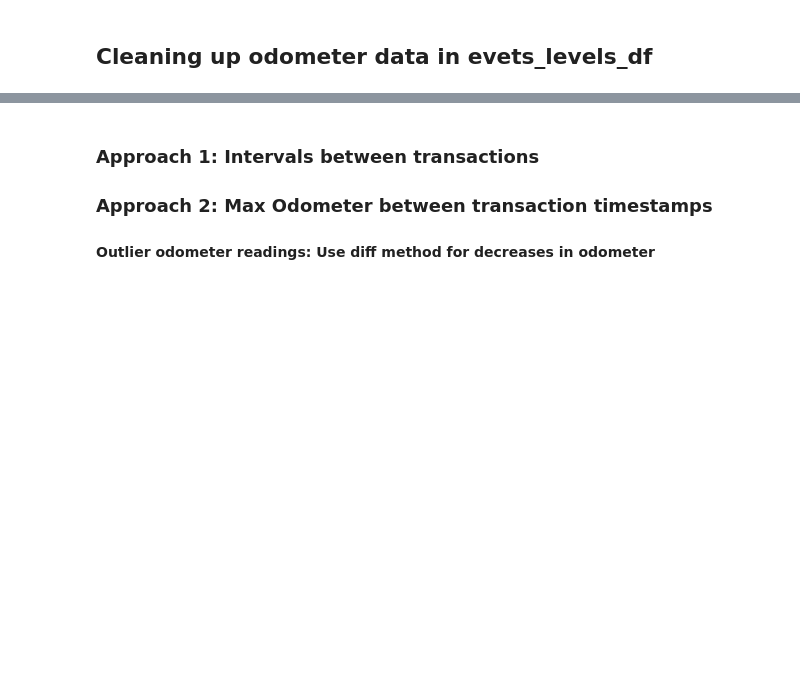
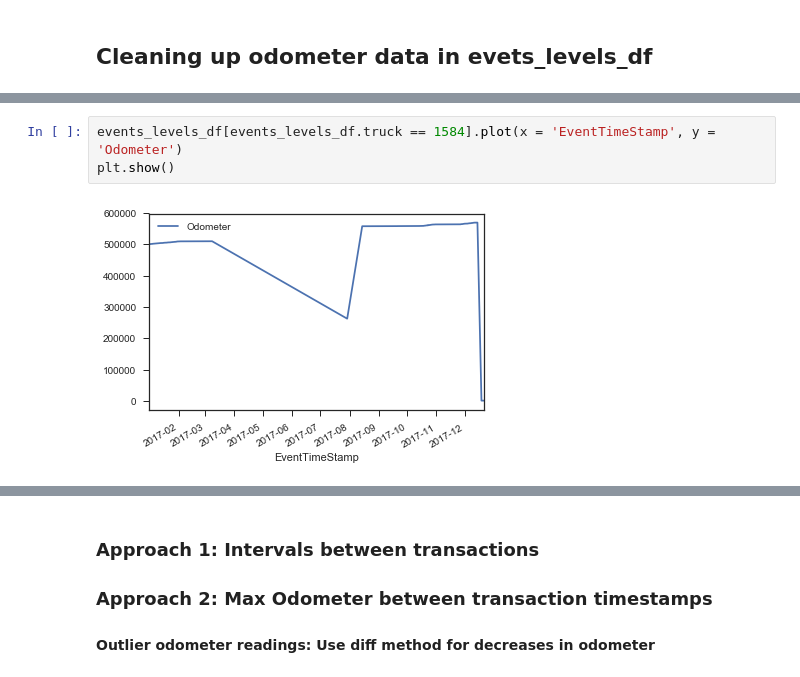
Before and after one commit to paulo-g-martinez/dq-6-fraud-detection, a Jupyter notebook: initial_import.ipynb, the cells around one changed output, grey strips where cells are left out. Drawn from its saved outputs; the diff is of its cells as text; blank space fills up the shorter version.

```diff
--- a/initial_import.ipynb
+++ b/initial_import.ipynb
@@ -342,0 +602,5 @@ plt.show()
+# %%
+events_levels_df[events_levels_df.truck == 1584].plot(x = 'EventTimeStamp', y = 'Odometer')
+plt.show()
+# %% [output]
+[figure, added]
```
Also changed, not shown: parts of 31 cells of this notebook.
